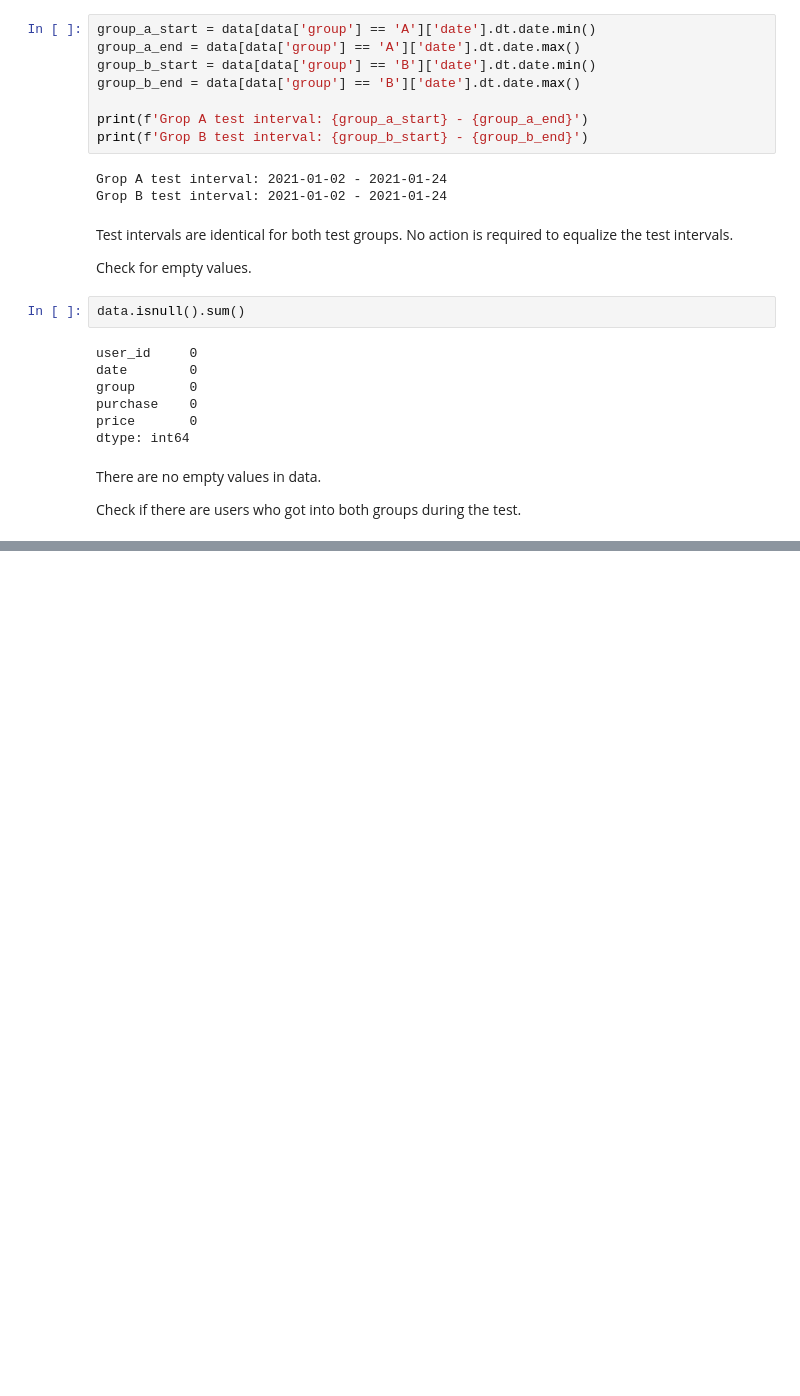
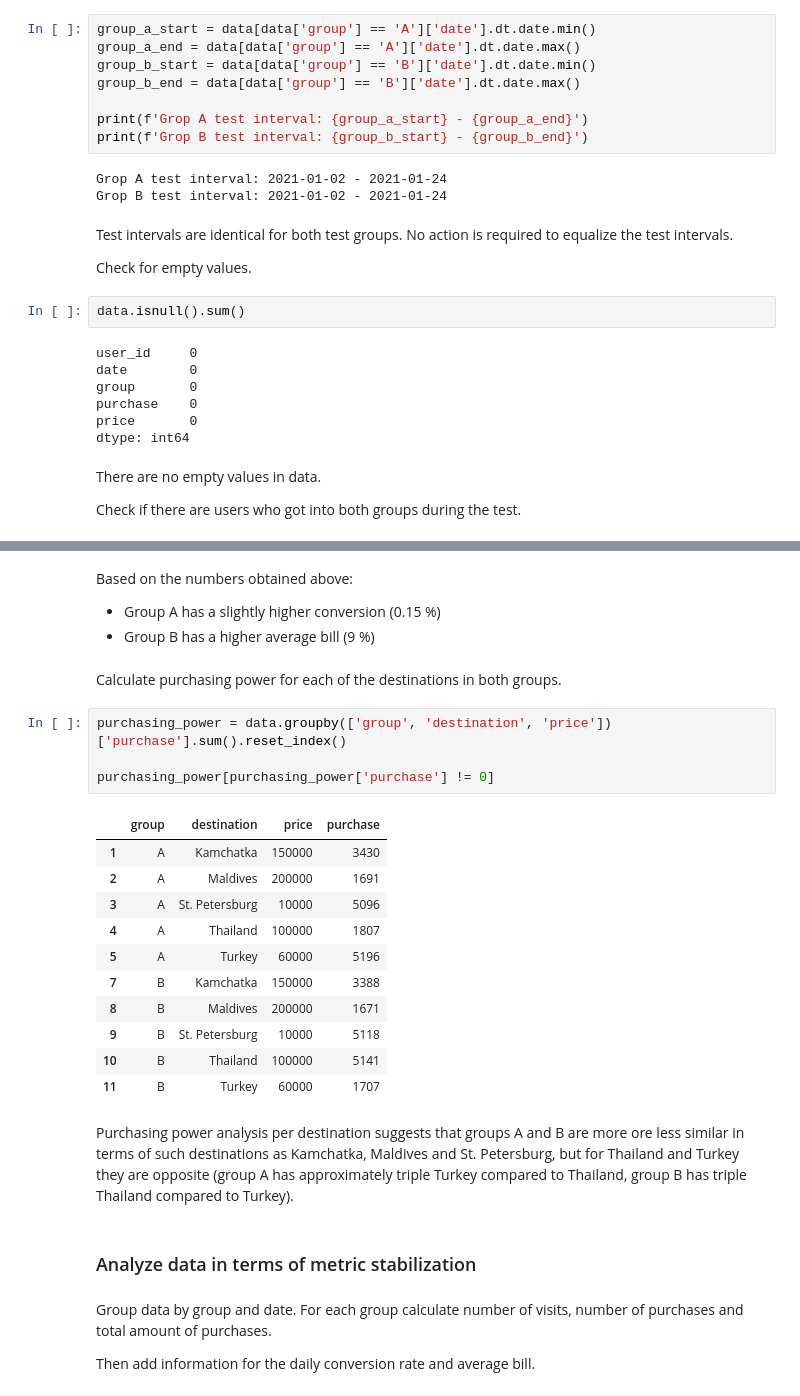
Before and after one commit to helios12/DataScienceProjects, a Jupyter notebook: tasks/task-11/Task-11-AB-Testing-Two-Landing-Pages.ipynb, the cells around one changed output, grey strips where cells are left out. Cells and saved outputs as stored; diff of their text form; blank space fills up the shorter version.

```diff
--- a/tasks/task-11/Task-11-AB-Testing-Two-Landing-Pages.ipynb
+++ b/tasks/task-11/Task-11-AB-Testing-Two-Landing-Pages.ipynb
@@ -99,0 +165,30 @@ Total test data after deletion: 286690
+# %% [markdown]
+Based on the numbers obtained above:
+* Group A has a slightly higher conversion (0.15 %)
+* Group B has a higher average bill (9 %)
+# %% [markdown]
+Calculate purchasing power for each of the destinations in both groups.
+# %%
+purchasing_power = data.groupby(['group', 'destination', 'price'])['purchase'].sum().reset_index()
+
+purchasing_power[purchasing_power['purchase'] != 0]
+# %% [output]
+|  | group | destination | price | purchase |
+| 1 | A | Kamchatka | 150000 | 3430 |
+| 2 | A | Maldives | 200000 | 1691 |
+| 3 | A | St. Petersburg | 10000 | 5096 |
+| 4 | A | Thailand | 100000 | 1807 |
+| 5 | A | Turkey | 60000 | 5196 |
+| 7 | B | Kamchatka | 150000 | 3388 |
+| 8 | B | Maldives | 200000 | 1671 |
+| 9 | B | St. Petersburg | 10000 | 5118 |
+| 10 | B | Thailand | 100000 | 5141 |
+| 11 | B | Turkey | 60000 | 1707 |
+# %% [markdown]
+Purchasing power analysis per destination suggests that groups A and B are more ore less similar in terms of such destinations as Kamchatka, Maldives and St. Petersburg, but for Thailand and Turkey they are opposite (group A has approximately triple Turkey compared to Thailand, group B has triple Thailand compared to Turkey).
+# %% [markdown]
+### Analyze data in terms of metric stabilization
+# %% [markdown]
+Group data by group and date. For each group calculate number of visits, number of purchases and total amount of purchases.
+
+Then add information for the daily conversion rate and average bill.
```
Also changed, not shown: parts of 15 cells of this notebook.
